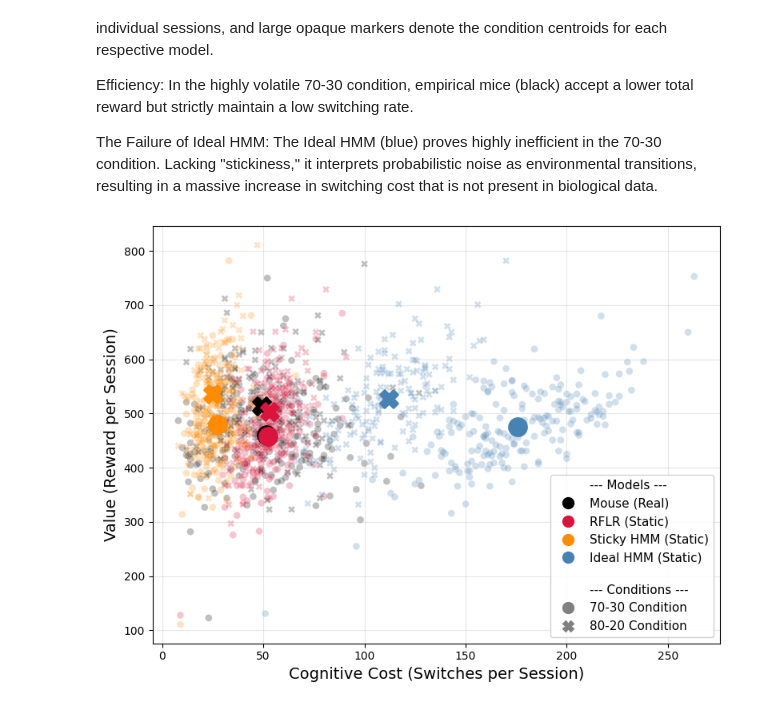
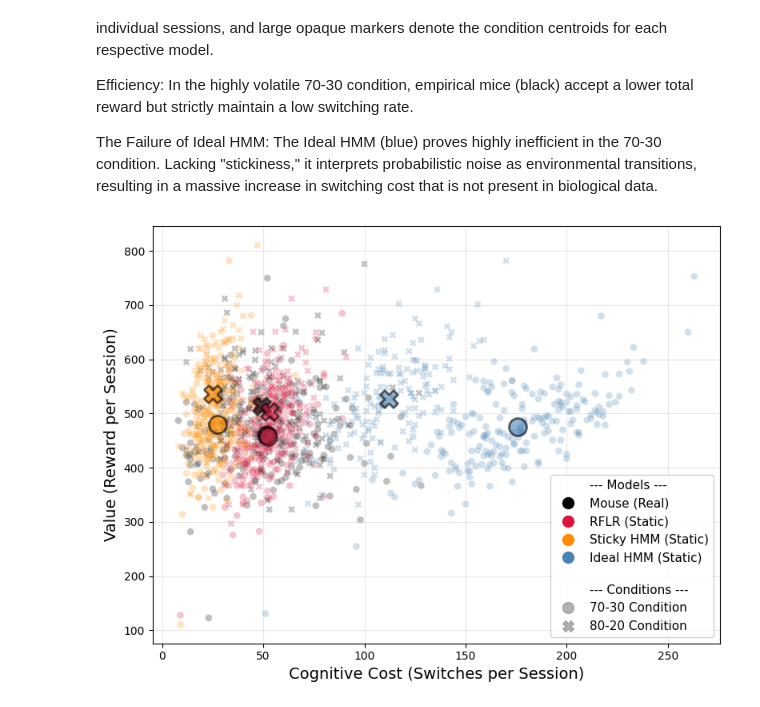
Before and after one commit to BobRice1/Stochastic-Switching-Bandits, a Jupyter notebook: Extensions/p2_generative_fits/Phase2_analysis.ipynb, the cells around one changed output. Drawn from its saved outputs; the diff is of its cells as text; code cells hidden in the pictures.

Commit message:
updated plotting for readability

```diff
--- a/Extensions/p2_generative_fits/Phase2_analysis.ipynb
+++ b/Extensions/p2_generative_fits/Phase2_analysis.ipynb
@@ -465,6 +465,8 @@ for _, row in centroids.iterrows():
         marker=condition_markers[row["Condition"]],
         linewidth=2,
         zorder=5,
+        edgecolors="black",
+        alpha=0.6,
     )
 
 # Formatting
@@ -494,34 +496,36 @@ legend_elements.append(
     mlines.Line2D(
         [],
         [],
         color="gray",
         marker="o",
         linestyle="None",
         markersize=10,
         label="70-30 Condition",
+        alpha=0.6,
     )
 )
 legend_elements.append(
     mlines.Line2D(
         [],
         [],
         color="gray",
         marker="X",
         linestyle="None",
         markersize=10,
         label="80-20 Condition",
+        alpha=0.6,
     )
 )
 
 ax.legend(handles=legend_elements, loc="lower right", framealpha=0.9, fontsize=11)
 
 plt.tight_layout()
 plt.savefig(
     os.path.join(fig_dir, "Reward_vs_Cognitive_Cost.pdf"), dpi=300, bbox_inches="tight"
 )
 plt.show()
 # %% [output]
-[figure, old version]
+[figure, new version]
 # %%
 df_combined["Reward_Per_Switch"] = df_combined["Reward"] / df_combined["Switches"].clip(
     lower=1
```
Also changed, not shown: 1 other file.
